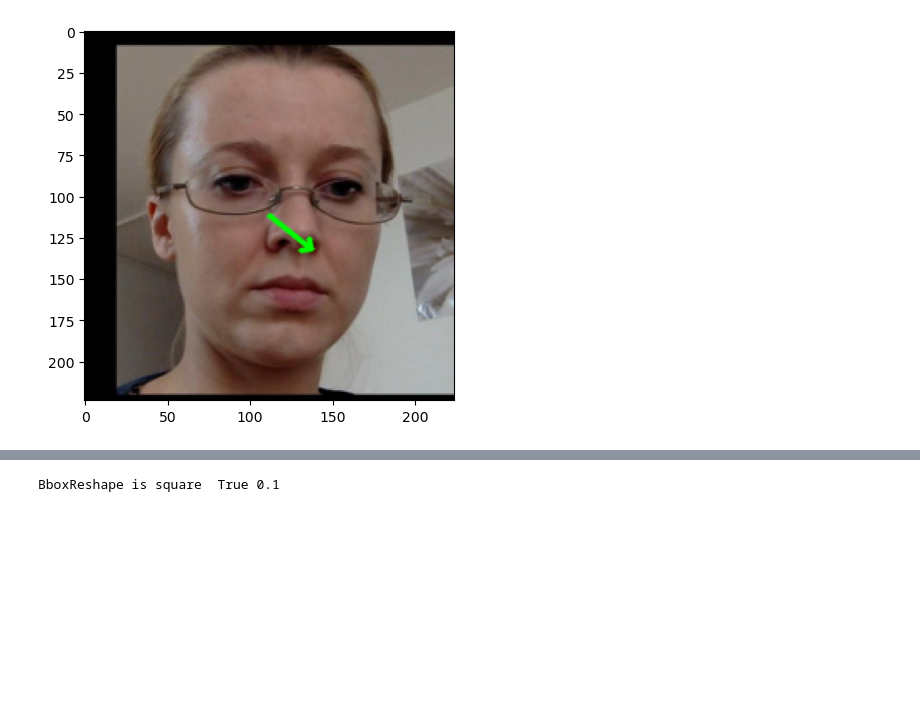
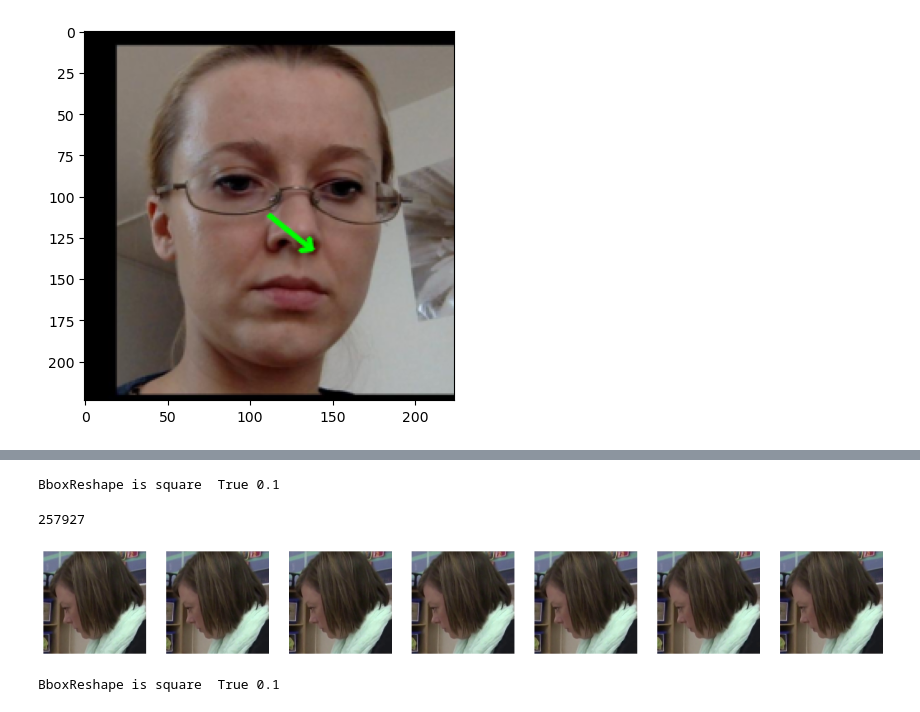
Before and after one commit to Vuillecard/gaze_pretrain, a Jupyter notebook: notebooks/test_dataset.ipynb, the cells around one changed output, grey strips where cells are left out. Saved outputs shown, nothing was run; the diff lists cells and outputs as text; code cells hidden in the pictures; blank space fills up the shorter version.

```diff
--- a/notebooks/test_dataset.ipynb
+++ b/notebooks/test_dataset.ipynb
@@ -491,6 +510,6 @@ task_gaze_vector tensor([-0.7726, -0.6349])
 # %%
 transorm_simple = Compose([
-                        BboxReshape( square = True, ratio = 0.0),
+                        BboxReshape( square = True, ratio = 0.1),
                         #BboxRandomJitter( jitter_ratio = 0.1),
                         ToImage(),
                         Crop(224),
@@ -500,14 +519,34 @@ transorm_simple = Compose([
                         #Normalize([0.485, 0.456, 0.406], [0.229, 0.224, 0.225])
                     ])
 
-dataset_childplay = ChildPlayImage(
-    data_location=None,
+dataset_childplay = ChildPlayVideo(
     image_db_path='/idiap/temp/pvuillecard/projects/face_analyser/datasets/ChildPlay/childplay_image_database.pkl',
-    sample_path='/idiap/temp/pvuillecard/projects/face_analyser/datasets/ChildPlay/samples/sample_pred.csv',
+    sample_path='/idiap/temp/pvuillecard/projects/face_analyser/datasets/ChildPlay/childplay_file.csv',
     split='all',
     head_bbox_name=None,
     transform=transorm_simple,
+    strategy='followed'
 )
+len(dataset_childplay)
+# %% [output]
+BboxReshape is square  True 0.1
+257927
+# %%
+sample = dataset_childplay[np.random.randint(len(dataset_childplay))]
+
+# plot the image
+#print(sample)
+fig, axes = plt.subplots(1, 7, figsize=(20, 4))
+for i, image in enumerate(sample['images']):
+    image = image.permute(1, 2, 0).numpy()
+    image = cv2.cvtColor(image, cv2.COLOR_RGB2BGR)
+    image = cv2.cvtColor(image, cv2.COLOR_RGB2BGR)
+    #if i == 3:
+        #image = draw_arrow(image, sample['task_gaze_yawpitch'], 0.5, (0, 255, 0))
+    axes[i].imshow(image)
+    axes[i].axis('off')
+# %% [output]
+[figure, added]
 # %%
 transorm_simple = Compose([
                         BboxReshape( square = True, ratio = 0.1),
```
Also changed, not shown: parts of 3 cells of this notebook, 4 other files.
